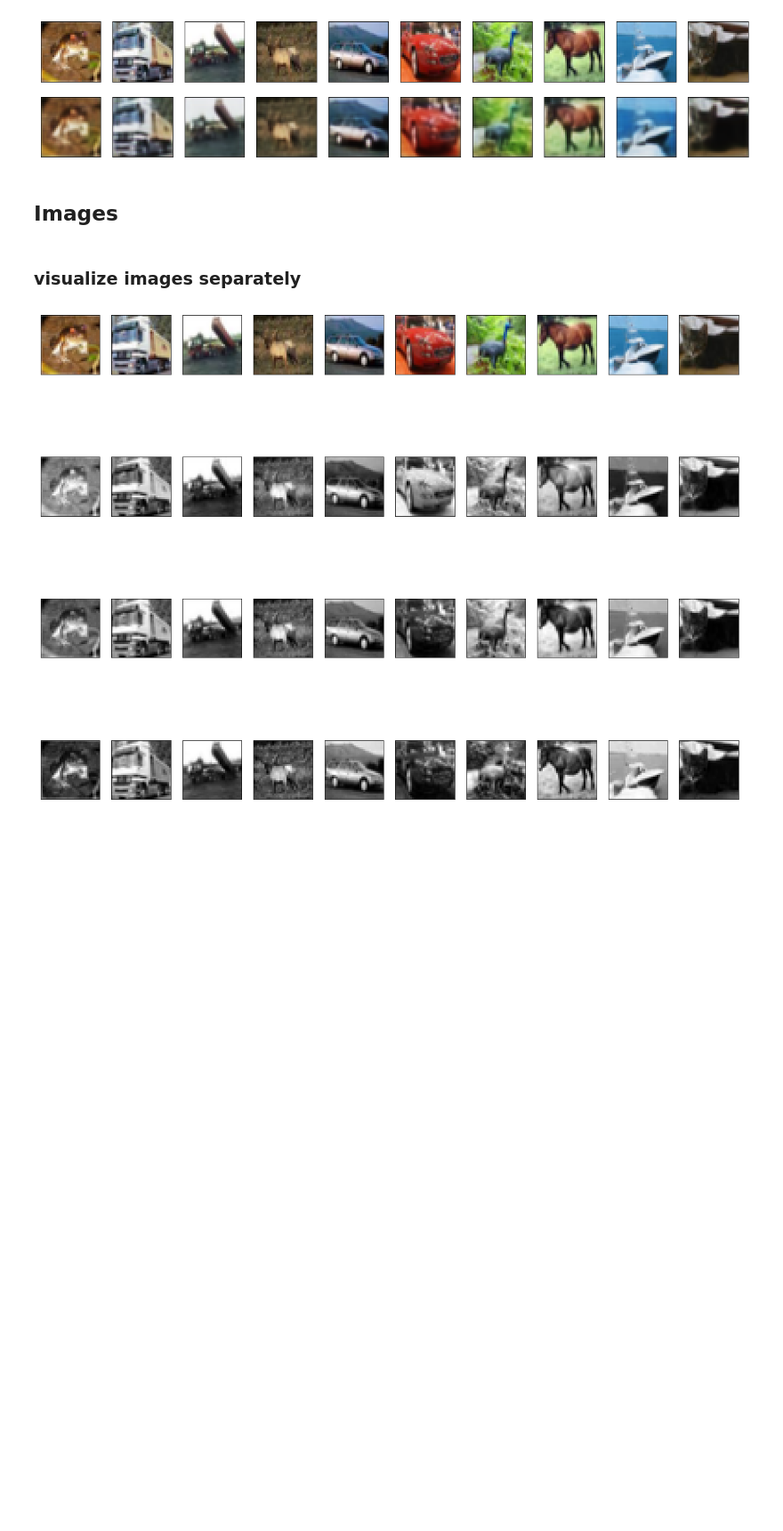
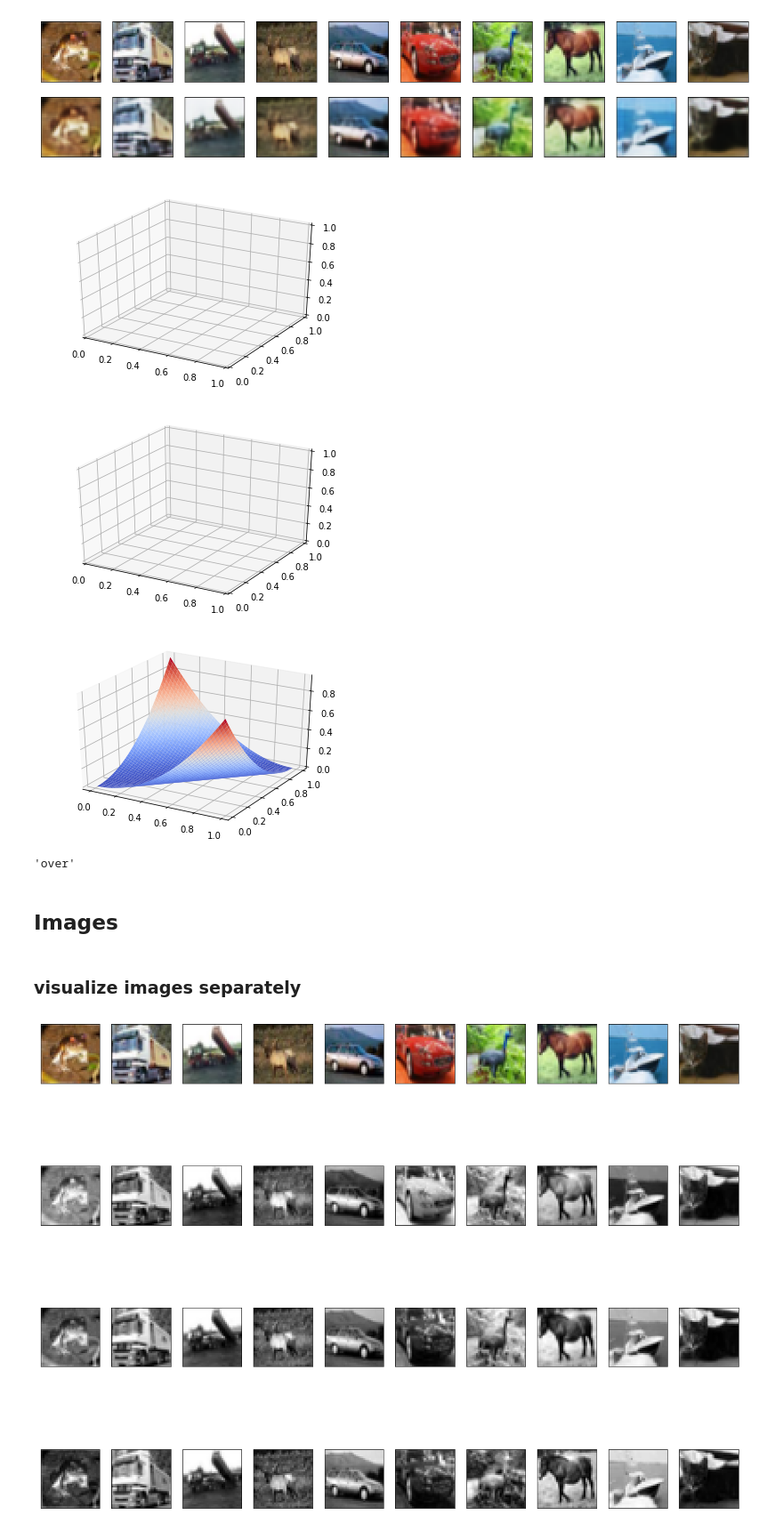
Before and after one commit to psr6275/Projected-Autoencoder, a Jupyter notebook: jupyter/cifar10_clf.ipynb, the cells around one changed output. Shown at 89% size. Drawn from its saved outputs; the diff is of its cells as text; code cells hidden in the pictures; blank space fills up the shorter version.

```diff
--- a/jupyter/cifar10_clf.ipynb
+++ b/jupyter/cifar10_clf.ipynb
@@ -118,6 +118,30 @@ Epoch 10/10
 cifar_dae.plot_imgs(x_train,noise_type = 'gaussian',noise_scale = 0.00)
 # %% [output]
 [figure]
+# %%
+from mpl_toolkits.mplot3d import Axes3D
+from matplotlib import cm
+def fun(x,y):
+    return x*np.log(y)+(1-x)*np.log(1-y)
+def fun2(x,y):
+    return np.square(x-y)
+fig = plt.figure()
+ax = fig.add_subplot(111, projection='3d')
+xx = yy = np.arange(0.01, 0.99, 0.01)
+X, Y = np.meshgrid(xx, yy)
+zs = np.array([fun2(x,y) for x,y in zip(np.ravel(X), np.ravel(Y))])
+Z = zs.reshape(X.shape)
+
+ax.plot_surface(X, Y, Z,cmap=cm.coolwarm)
+plt.show()
+# %% [output]
+[figure, added]
+[figure, added]
+[figure, added]
+# %%
+cifar_dae.dae_type
+# %% [output]
+'over'
 # %% [markdown]
 ## Images
 # %% [markdown]
```
Also changed, not shown: parts of 6 cells of this notebook, 3 other files.
